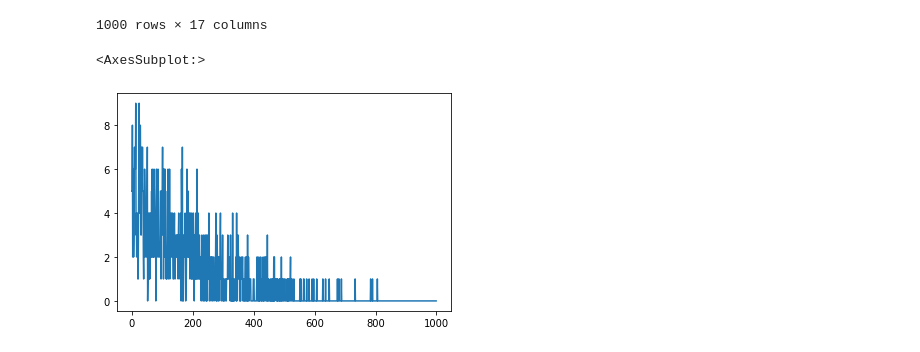
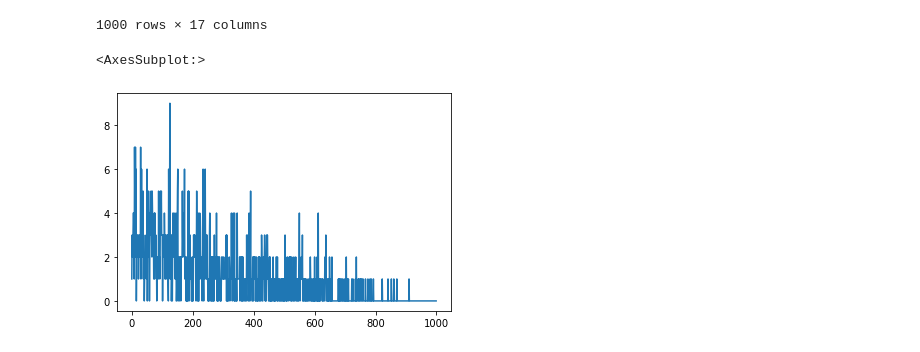
Before and after one commit to SigurdGH/MasterThesis, a Jupyter notebook: main/evaluatingGA.ipynb, the cells around one changed output. Cells and saved outputs as stored; diff of their text form; code cells hidden in the pictures.

```diff
--- a/main/evaluatingGA.ipynb
+++ b/main/evaluatingGA.ipynb
@@ -152,7 +147,7 @@ ga = GeneticAlgorithm(populationLimit=1000,
                           numberOfVariables=28,
                           selectionRate=3,
                           # sd=0.2,
-                          mutationChance=0.4,
+                          mutationChance=0.6,
                           fitnessGoal = 20000,
                           toKeep=2)
 
@@ -186,12 +181,13 @@ p.loadModel("xgb_gen_80-15-37-65")
 
 solDict = {1:0, 0:0}
 so = []
-for individual in individuals:
-    preProcessed = p.preProcess(list(individual[1]))[0]
+for individual in individuals[:20]:
+    preProcessed, _ = p.preProcess(list(individual[1]))
     s = p.predict(preProcessed)
     solDict[int(s)] += 1
     so.append(s[0])
 
+print(so)
 print(solDict)
 
 printSols(individuals[:10])
@@ -304,23 +299,23 @@ display(comparingData.loc[d.keys()])
 # %%
 pop = 1000
 v = {k: 0 for k in range(pop)}
 # print(v)
 
 def selectionTesting():
     def chooseParent():
-        return min([random.randint(0, pop) for _ in range(5)])
+        return min([random.randint(0, pop) for _ in range(3)])
     parent1 = chooseParent()
     parent2 = chooseParent()
     return (parent1, parent2) if parent1 != parent2 else selectionTesting()
 
 for _ in range(1000//2):
     a, b, = selectionTesting()
     # print(a)
     # print(min(a))
     v[a] += 1
     v[b] += 1
 # print(v)
 Series(v).plot()
 # %% [output]
 <AxesSubplot:>
-[figure, old version]
+[figure, new version]
```
Also changed, not shown: parts of 11 cells of this notebook, 3 other files.
